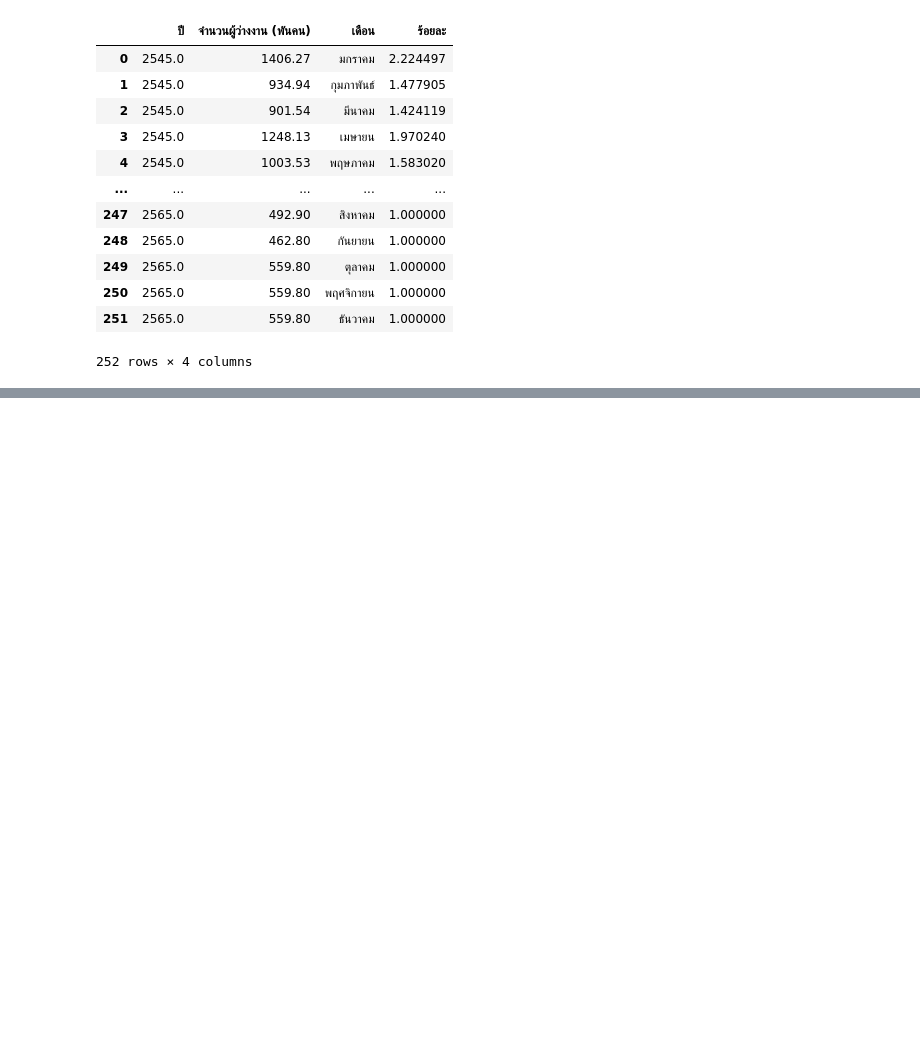
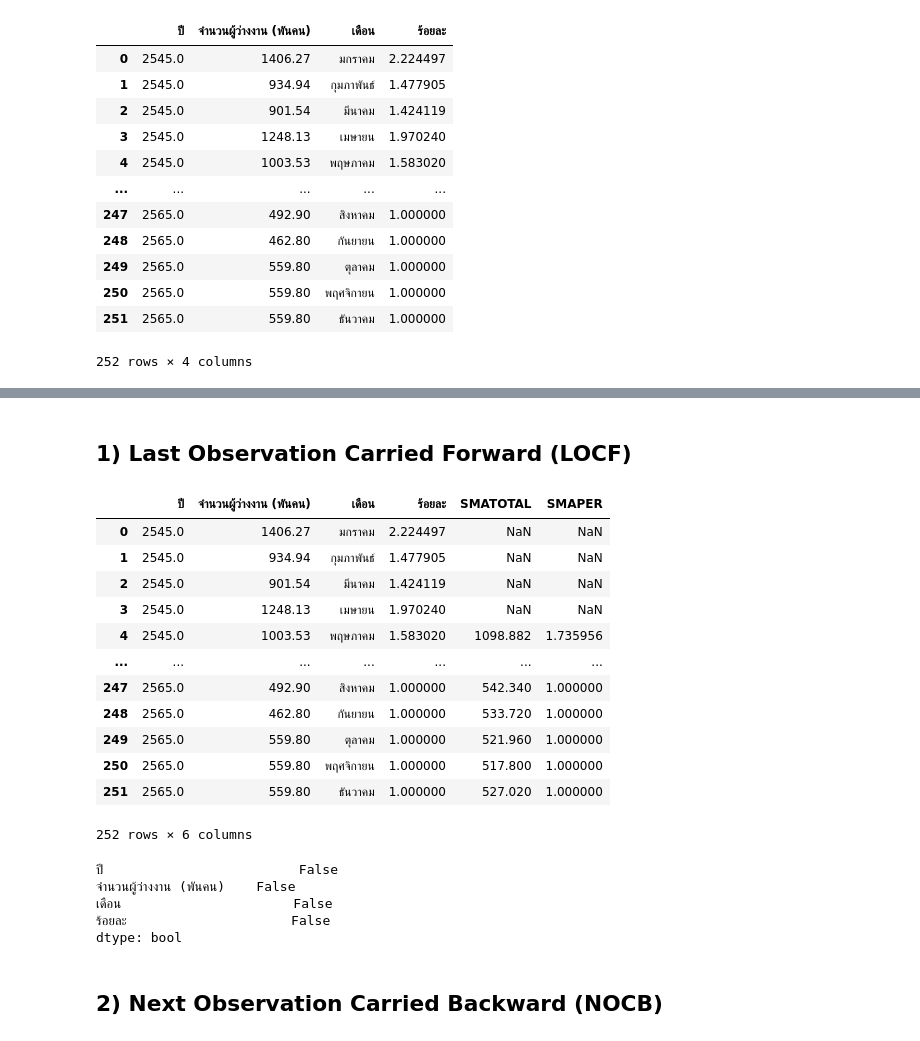
Before and after one commit to Jittiya/Co-operative-Education-Science., a Jupyter notebook: Forecast_unemplloyment.ipynb, the cells around one changed output, grey strips where cells are left out. Saved outputs shown, nothing was run; the diff lists cells and outputs as text; code cells hidden in the pictures; blank space fills up the shorter version.

```diff
--- a/Forecast_unemplloyment.ipynb
+++ b/Forecast_unemplloyment.ipynb
@@ -1020,0 +1042,34 @@ data_previous.fillna(method ='pad')
+# %% [markdown]
+## 1) Last Observation Carried Forward (LOCF)
+# %%
+df_LOCF = dataFore
+# %%
+df_LOCF['จำนวนผู้ว่างงาน (พันคน)'] = df_LOCF['จำนวนผู้ว่างงาน (พันคน)'].ffill()
+# %%
+df_LOCF['ร้อยละ'] = df_LOCF['ร้อยละ'].ffill()
+# %%
+df_LOCF
+# %% [output]
+|  | ปี | จำนวนผู้ว่างงาน (พันคน) | เดือน | ร้อยละ | SMATOTAL | SMAPER |
+| 0 | 2545.0 | 1406.27 | มกราคม | 2.224497 | NaN | NaN |
+| 1 | 2545.0 | 934.94 | กุมภาพันธ์ | 1.477905 | NaN | NaN |
+| 2 | 2545.0 | 901.54 | มีนาคม | 1.424119 | NaN | NaN |
+| 3 | 2545.0 | 1248.13 | เมษายน | 1.970240 | NaN | NaN |
+| 4 | 2545.0 | 1003.53 | พฤษภาคม | 1.583020 | 1098.882 | 1.735956 |
+| ... | ... | ... | ... | ... | ... | ... |
+| 247 | 2565.0 | 492.90 | สิงหาคม | 1.000000 | 542.340 | 1.000000 |
+| 248 | 2565.0 | 462.80 | กันยายน | 1.000000 | 533.720 | 1.000000 |
+| 249 | 2565.0 | 559.80 | ตุลาคม | 1.000000 | 521.960 | 1.000000 |
+| 250 | 2565.0 | 559.80 | พฤศจิกายน | 1.000000 | 517.800 | 1.000000 |
+| 251 | 2565.0 | 559.80 | ธันวาคม | 1.000000 | 527.020 | 1.000000 |
+252 rows × 6 columns
+# %%
+df_LOCF.isnull().any()
+# %% [output]
+ปี                         False
+จำนวนผู้ว่างงาน (พันคน)    False
+เดือน                      False
+ร้อยละ                     False
+dtype: bool
+# %% [markdown]
+## 2) Next Observation Carried Backward (NOCB)
```
Also changed, not shown: parts of 16 cells of this notebook.
